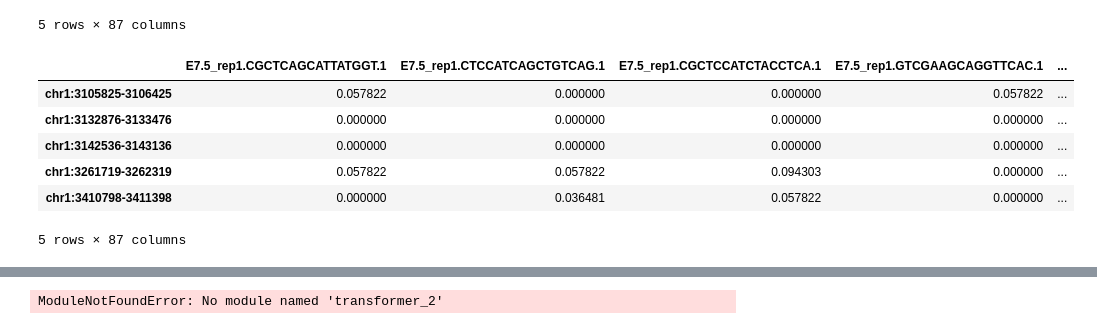
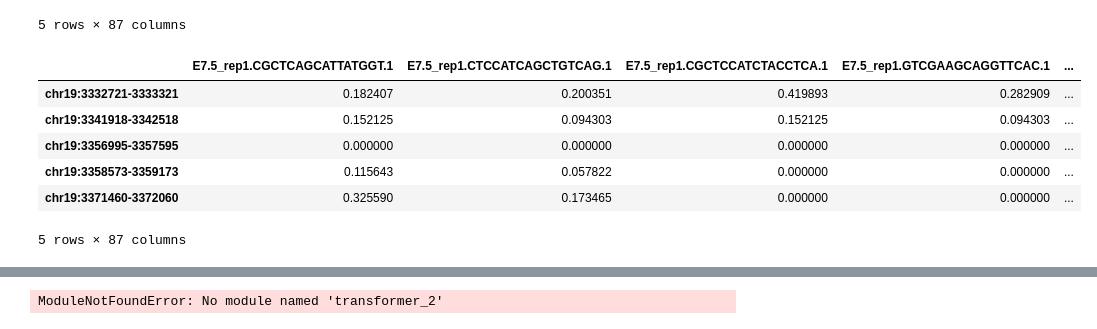
Before and after one commit to emoeller80281/Custom_GRN_Inference, a Jupyter notebook: dev/testing_scripts/process_mesc_raw_data.ipynb, the cells around one changed output, grey strips where cells are left out. Cells and saved outputs as stored; diff of their text form; code cells hidden in the pictures.

```diff
--- a/dev/testing_scripts/process_mesc_raw_data.ipynb
+++ b/dev/testing_scripts/process_mesc_raw_data.ipynb
@@ -443,6 +443,9 @@ Generating pseudo-bulk / metacells
 Writing adata_ATAC.h5ad and adata_RNA.h5ad
 Writing out peak gene ids
 Writing out pseudobulk...
+# %%
+TG_pseudobulk = pd.read_csv("/gpfs/Labs/Uzun/SCRIPTS/PROJECTS/2024.SINGLE_CELL_GRN_INFERENCE.MOELLER/input/mESC/E7.5_rep1/TG_pseudobulk.tsv", sep='\t', index_col=0)
+RE_pseudobulk = pd.read_csv("/gpfs/Labs/Uzun/SCRIPTS/PROJECTS/2024.SINGLE_CELL_GRN_INFERENCE.MOELLER/input/mESC/E7.5_rep1/RE_pseudobulk.tsv", sep='\t', index_col=0)
 # %%
 print(f"TG_pseudobulk: {TG_pseudobulk.shape[0]:,} Genes x {TG_pseudobulk.shape[1]} metacells")
 print(f"RE_pseudobulk: {RE_pseudobulk.shape[0]:,} Peaks x {RE_pseudobulk.shape[1]} metacells")
@@ -460,12 +463,14 @@ TG_pseudobulk.head()
 | Rp1 | 0.000000 | 0.0 | 0.000000 | 0.000000 | ... |
 5 rows × 87 columns
 # %%
-RE_pseudobulk.head()
+chrom_id = "chr19"
+RE_pseudobulk[RE_pseudobulk.index.str.startswith("chr19")].head()
+RE_pseudobulk[RE_pseudobulk.index.str.startswith(f"{chrom_id}:")].head()
 # %% [output]
 |  | E7.5_rep1.CGCTCAGCATTATGGT.1 | E7.5_rep1.CTCCATCAGCTGTCAG.1 | E7.5_rep1.CGCTCCATCTACCTCA.1 | E7.5_rep1.GTCGAAGCAGGTTCAC.1 | ... |
-| chr1:3105825-3106425 | 0.057822 | 0.000000 | 0.000000 | 0.057822 | ... |
-| chr1:3132876-3133476 | 0.000000 | 0.000000 | 0.000000 | 0.000000 | ... |
-| chr1:3142536-3143136 | 0.000000 | 0.000000 | 0.000000 | 0.000000 | ... |
-| chr1:3261719-3262319 | 0.057822 | 0.057822 | 0.094303 | 0.000000 | ... |
-| chr1:3410798-3411398 | 0.000000 | 0.036481 | 0.057822 | 0.000000 | ... |
+| chr19:3332721-3333321 | 0.182407 | 0.200351 | 0.419893 | 0.282909 | ... |
+| chr19:3341918-3342518 | 0.152125 | 0.094303 | 0.152125 | 0.094303 | ... |
+| chr19:3356995-3357595 | 0.000000 | 0.000000 | 0.000000 | 0.000000 | ... |
+| chr19:3358573-3359173 | 0.115643 | 0.057822 | 0.000000 | 0.000000 | ... |
+| chr19:3371460-3372060 | 0.325590 | 0.173465 | 0.000000 | 0.000000 | ... |
 5 rows × 87 columns
```
Also changed, not shown: parts of 1 cell of this notebook, 4 other files.
